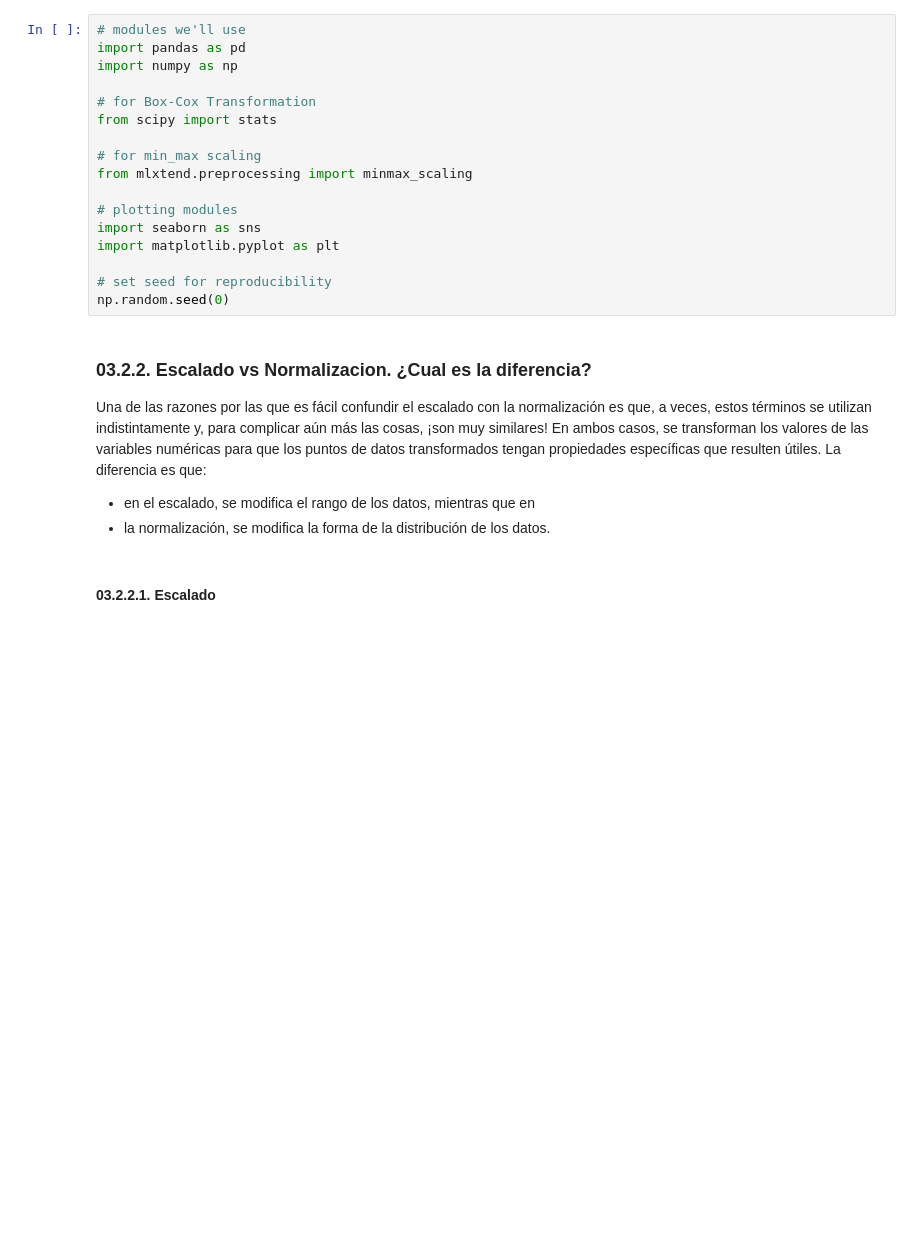
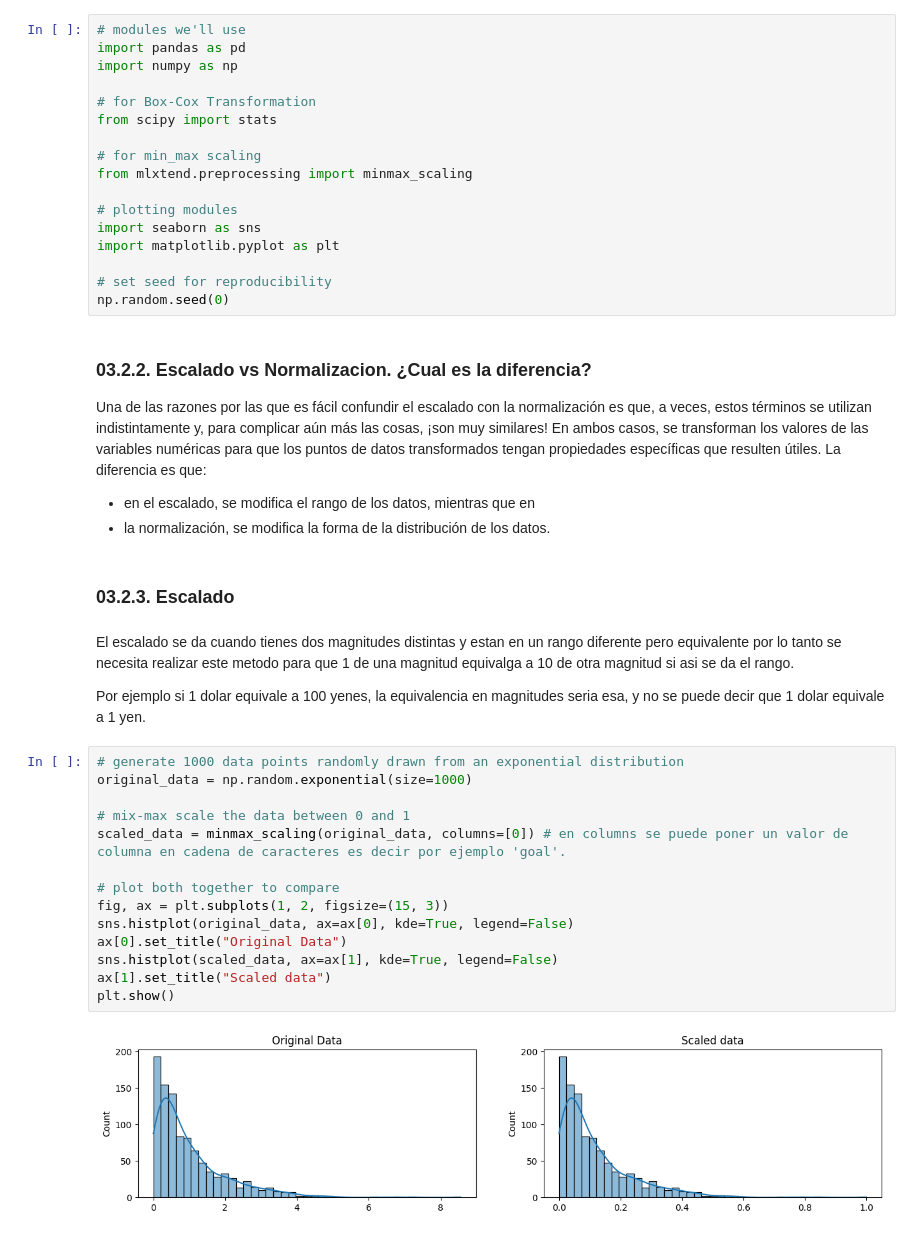
Before and after one commit to Kur0n3-112/CuadernosJupyterlab, a Jupyter notebook: kaggle/03_DataCleaning.ipynb, the cells around one changed output. Saved outputs shown, nothing was run; the diff lists cells and outputs as text; blank space fills up the shorter version.

Commit message:
updt(17-Septiembre-2026): Finalizado el cuaderno 03_DataCleaning

```diff
--- a/kaggle/03_DataCleaning.ipynb
+++ b/kaggle/03_DataCleaning.ipynb
@@ -168,4 +168,24 @@ Una de las razones por las que es fácil confundir el escalado con la normalizac
 - en el escalado, se modifica el rango de los datos, mientras que en
 - la normalización, se modifica la forma de la distribución de los datos.
 # %% [markdown]
-#### **03.2.2.1. Escalado**
+### **03.2.3. Escalado**
+# %% [markdown]
+El escalado se da cuando tienes dos magnitudes distintas y estan en un rango diferente pero equivalente por lo tanto se necesita realizar este metodo para que 1 de una magnitud equivalga a 10 de otra magnitud si asi se da el rango.
+
+Por ejemplo si 1 dolar equivale a 100 yenes, la equivalencia en magnitudes seria esa, y no se puede decir que 1 dolar equivale a 1 yen.
+# %%
+# generate 1000 data points randomly drawn from an exponential distribution
+original_data = np.random.exponential(size=1000)
+
+# mix-max scale the data between 0 and 1
+scaled_data = minmax_scaling(original_data, columns=[0]) # en columns se puede poner un valor de columna en cadena de caracteres es decir por ejemplo 'goal'.
+
+# plot both together to compare
+fig, ax = plt.subplots(1, 2, figsize=(15, 3))
+sns.histplot(original_data, ax=ax[0], kde=True, legend=False)
+ax[0].set_title("Original Data")
+sns.histplot(scaled_data, ax=ax[1], kde=True, legend=False)
+ax[1].set_title("Scaled data")
+plt.show()
+# %% [output]
+[figure, added]
```
Also changed, not shown: parts of 46 cells of this notebook, 2 other files.
